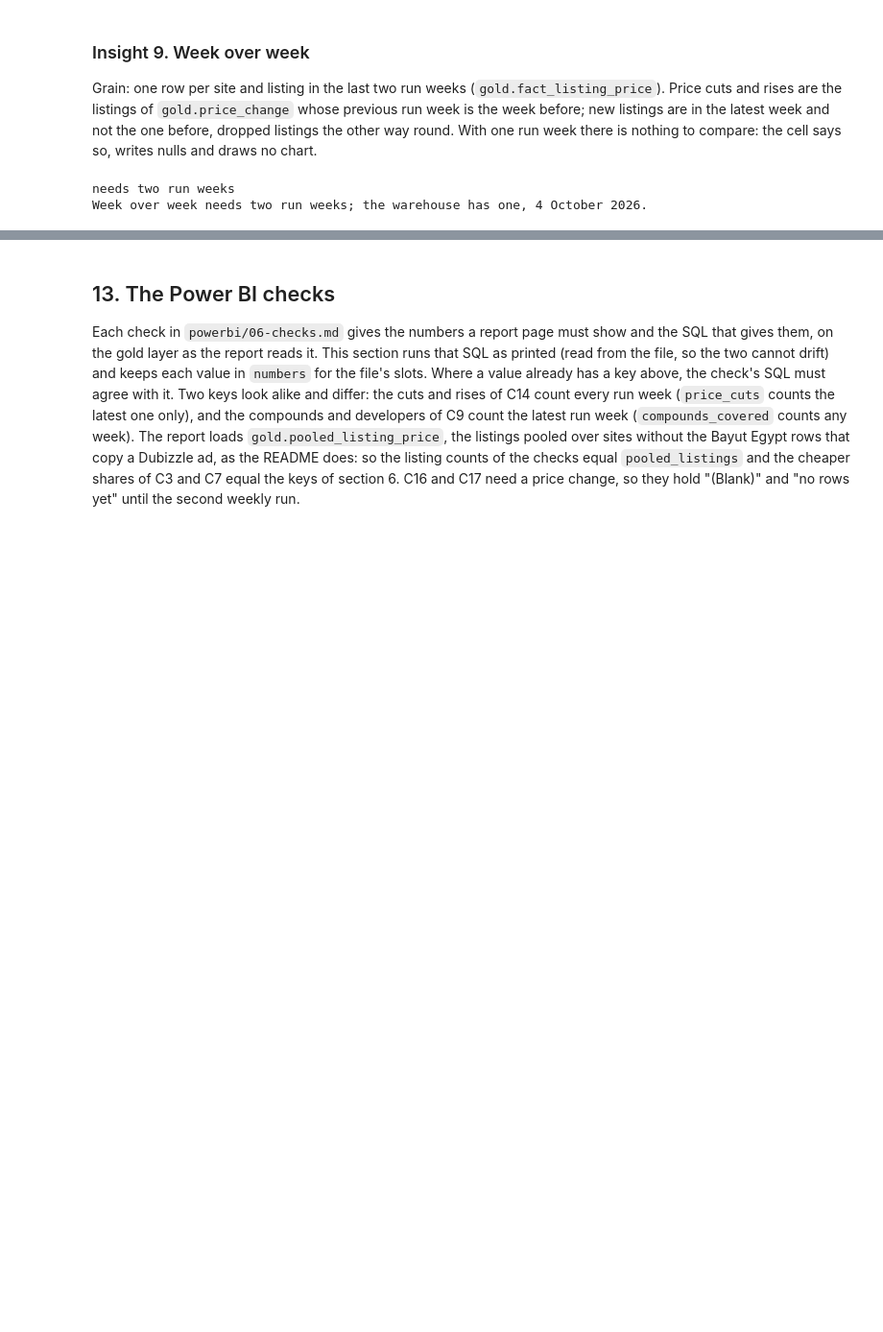
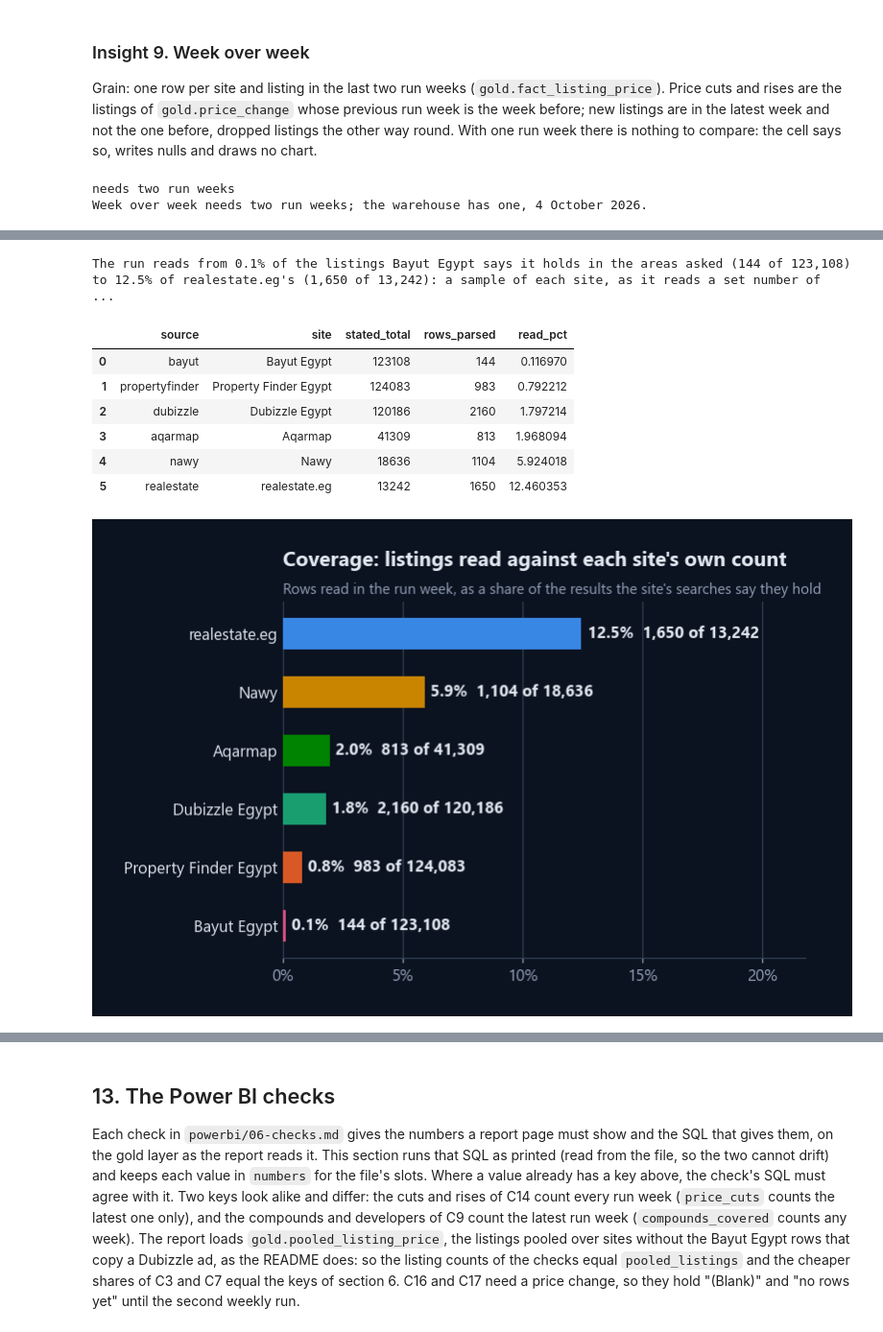
Before and after one commit to omarshalabyy1/egypt-real-estate-prices, a Jupyter notebook: analysis/analysis.ipynb, the cells around one changed output, grey strips where cells are left out. Shown at 96% size. Cells and saved outputs as stored; diff of their text form; code cells hidden in the pictures; blank space fills up the shorter version.

```diff
--- a/analysis/analysis.ipynb
+++ b/analysis/analysis.ipynb
@@ -1351,0 +1421,44 @@ Week over week needs two run weeks; the warehouse has one, 4 October 2026.
+# %%
+no_total = int(coverage.stated_total.isna().sum())
+cov = coverage.dropna(subset=["stated_total"]).groupby(["source", "site"], sort=False)[["stated_total", "rows_parsed"]].sum()
+cov = cov.reset_index().astype({"stated_total": int, "rows_parsed": int})
+assert len(cov) == numbers["sites_read"] and (cov.stated_total > 0).all(), cov
+cov["read_pct"] = cov.rows_parsed / cov.stated_total * 100
+cov = cov.sort_values(["read_pct", "site"], ignore_index=True)
+low_c, high_c = cov.iloc[0], cov.iloc[-1]
+
+insights["11"] = dict(
+    title="Coverage per site", grain="one row per site, latest run week, summed over the areas asked",
+    by_site=rows(cov), searches_without_stated_total=no_total,
+    lowest_site=low_c.site, lowest_read=int(low_c.rows_parsed), lowest_stated=int(low_c.stated_total), lowest_read_pct=low_c.read_pct,
+    highest_site=high_c.site, highest_read=int(high_c.rows_parsed), highest_stated=int(high_c.stated_total),
+    highest_read_pct=high_c.read_pct, chart=None,
+    sentence=(f"The run reads from {pct(low_c.read_pct)}% of the listings {low_c.site} says it holds in the areas asked "
+              f"({low_c.rows_parsed:,} of {low_c.stated_total:,}) to {pct(high_c.read_pct)}% of {high_c.site}'s "
+              f"({high_c.rows_parsed:,} of {high_c.stated_total:,}): a sample of each site, as it reads a set number of pages "
+              f"per search; {no_total} of {len(coverage)} searches gave no stated count."),
+)
+
+fig, ax = chart("Coverage: listings read against each site's own count",
+                "Rows read in the run week, as a share of the results the site's searches say they hold")
+ax.barh(cov.site, cov.read_pct, height=0.55, color=[colour_of[s] for s in cov.source])
+for i, r in cov.iterrows():
+    ax.text(r.read_pct + cov.read_pct.max() * 0.02, i, f"{pct(r.read_pct)}%  {r.rows_parsed:,} of {r.stated_total:,}",
+            va="center", color=INK, fontweight="bold")
+ax.set_xlim(0, cov.read_pct.max() * 1.75)
+ax.xaxis.set_major_locator(plt.MultipleLocator(5))
+ax.xaxis.set_major_formatter(lambda x, _: f"{x:,.0f}%")
+bars_look(ax)
+insights["11"]["chart"] = save(fig, 11, "coverage")
+print(insights["11"]["sentence"])
+cov
+# %% [output]
+The run reads from 0.1% of the listings Bayut Egypt says it holds in the areas asked (144 of 123,108) to 12.5% of realestate.eg's (1,650 of 13,242): a sample of each site, as it reads a set number of  ...
+|  | source | site | stated_total | rows_parsed | read_pct |
+| 0 | bayut | Bayut Egypt | 123108 | 144 | 0.116970 |
+| 1 | propertyfinder | Property Finder Egypt | 124083 | 983 | 0.792212 |
+| 2 | dubizzle | Dubizzle Egypt | 120186 | 2160 | 1.797214 |
+| 3 | aqarmap | Aqarmap | 41309 | 813 | 1.968094 |
+| 4 | nawy | Nawy | 18636 | 1104 | 5.924018 |
+| 5 | realestate | realestate.eg | 13242 | 1650 | 12.460353 |
+[figure, added]
```
Also changed, not shown: parts of 12 cells of this notebook, 13 other files.
